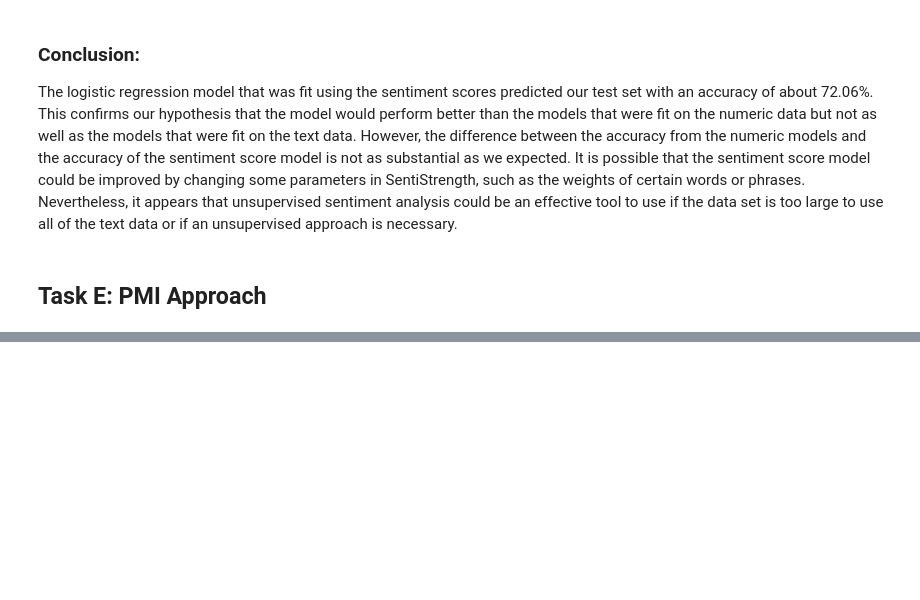
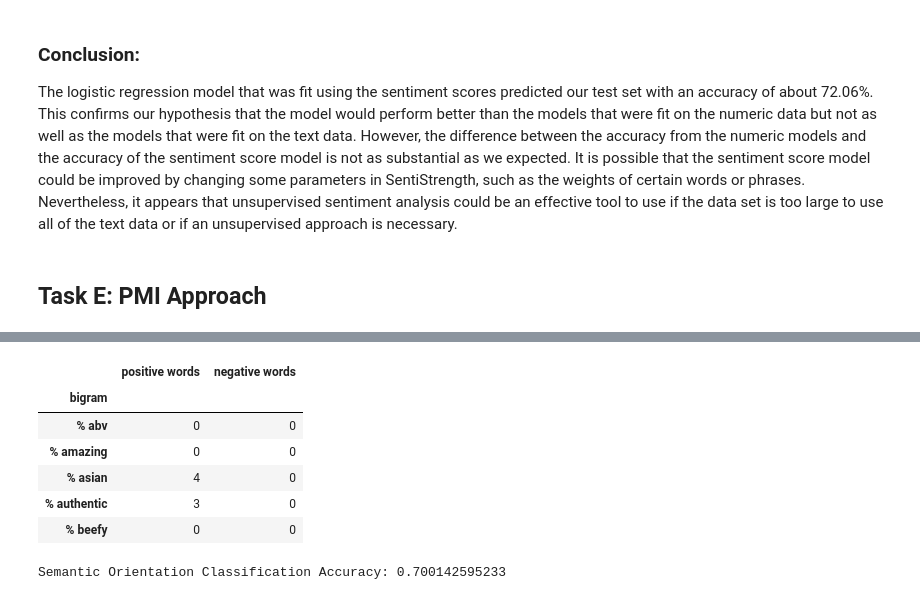
Before and after one commit to brbeckelman/MSBA-Class, a Jupyter notebook: Assignment2/Assignment2.ipynb, the cells around one changed output, grey strips where cells are left out. Drawn from its saved outputs; the diff is of its cells as text; code cells hidden in the pictures; blank space fills up the shorter version.

```diff
--- a/Assignment2/Assignment2.ipynb
+++ b/Assignment2/Assignment2.ipynb
@@ -437,0 +415,12 @@ san francisco 10.4990287085
+# %%
+#Pivot to find total # of positive & negative words for each phrase
+POS_match = yelp_pmi_pos[['bigram','positive words','negative words']].groupby('bigram').sum()
+POS_match.head()
+# %% [output]
+|  | positive words | negative words |
+| bigram |  |  |
+| % abv | 0 | 0 |
+| % amazing | 0 | 0 |
+| % asian | 4 | 0 |
+| % authentic | 3 | 0 |
+| % beefy | 0 | 0 |
@@ -437,0 +436,15 @@ san francisco 10.4990287085
+# %%
+#Calculate semantic orientation at Review Level
+yelp_pmi_final = yelp_pmi_pos[['rating','Review','Phrase S.O.']].groupby(['rating','Review'])[['Phrase S.O.']].mean().reset_index()
+
+#Classify reviews
+yelp_pmi_final['S.O. Class'] = yelp_pmi_final['Phrase S.O.'].apply(lambda row: 'high' if row > 0 else 'low')
+yelp_pmi_final['S.O. Match'] = yelp_pmi_final['rating'] == yelp_pmi_final['S.O. Class']
+
+pmi_total_right = yelp_pmi_final['S.O. Match'][yelp_pmi_final['S.O. Match'] == True].count()
+pmi_total_wrong = yelp_pmi_final['S.O. Match'][yelp_pmi_final['S.O. Match'] == False].count()
+pmi_accuracy = pmi_total_right * 1.0 / (pmi_total_right + pmi_total_wrong)
+
+print "Semantic Orientation Classification Accuracy: " + str(pmi_accuracy)
+# %% [output]
+Semantic Orientation Classification Accuracy: 0.700142595233
```
Also changed, not shown: parts of 18 cells of this notebook.
